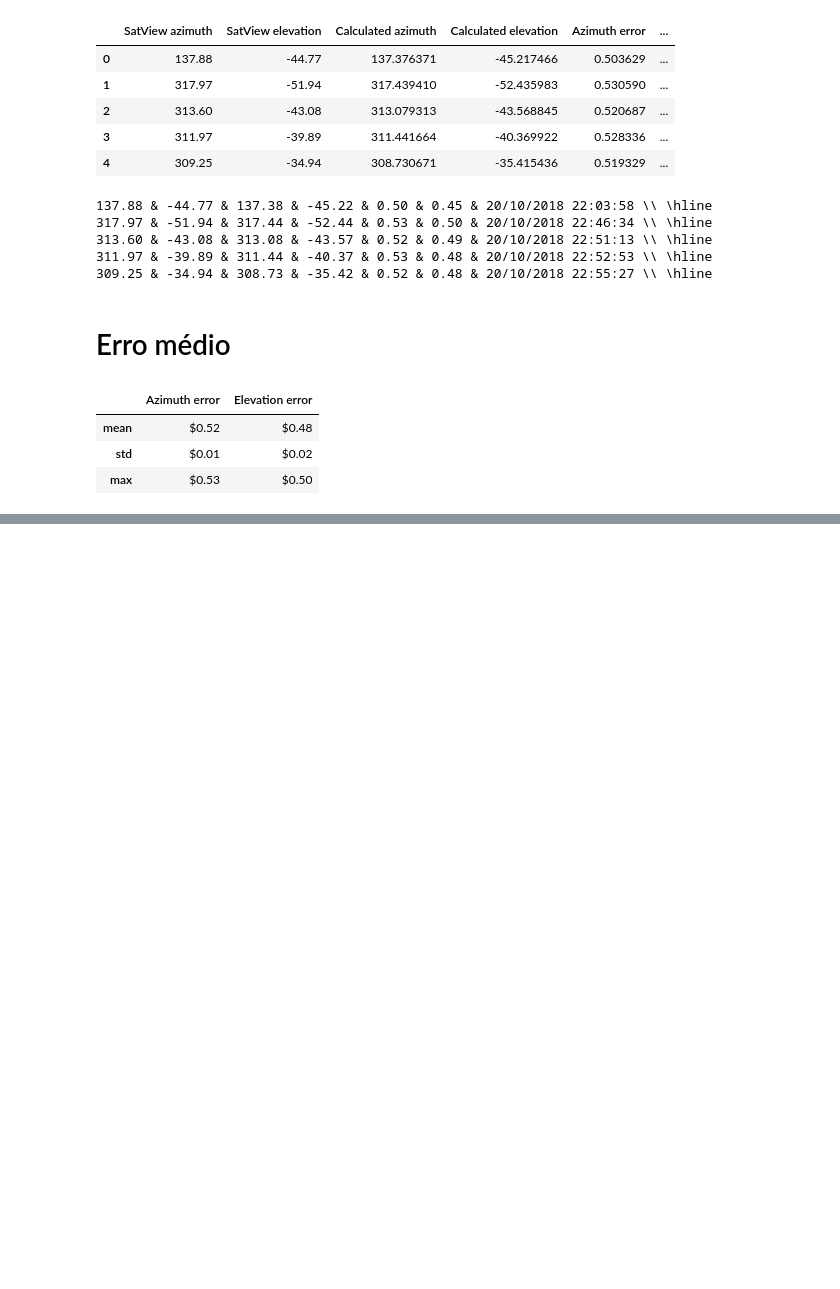
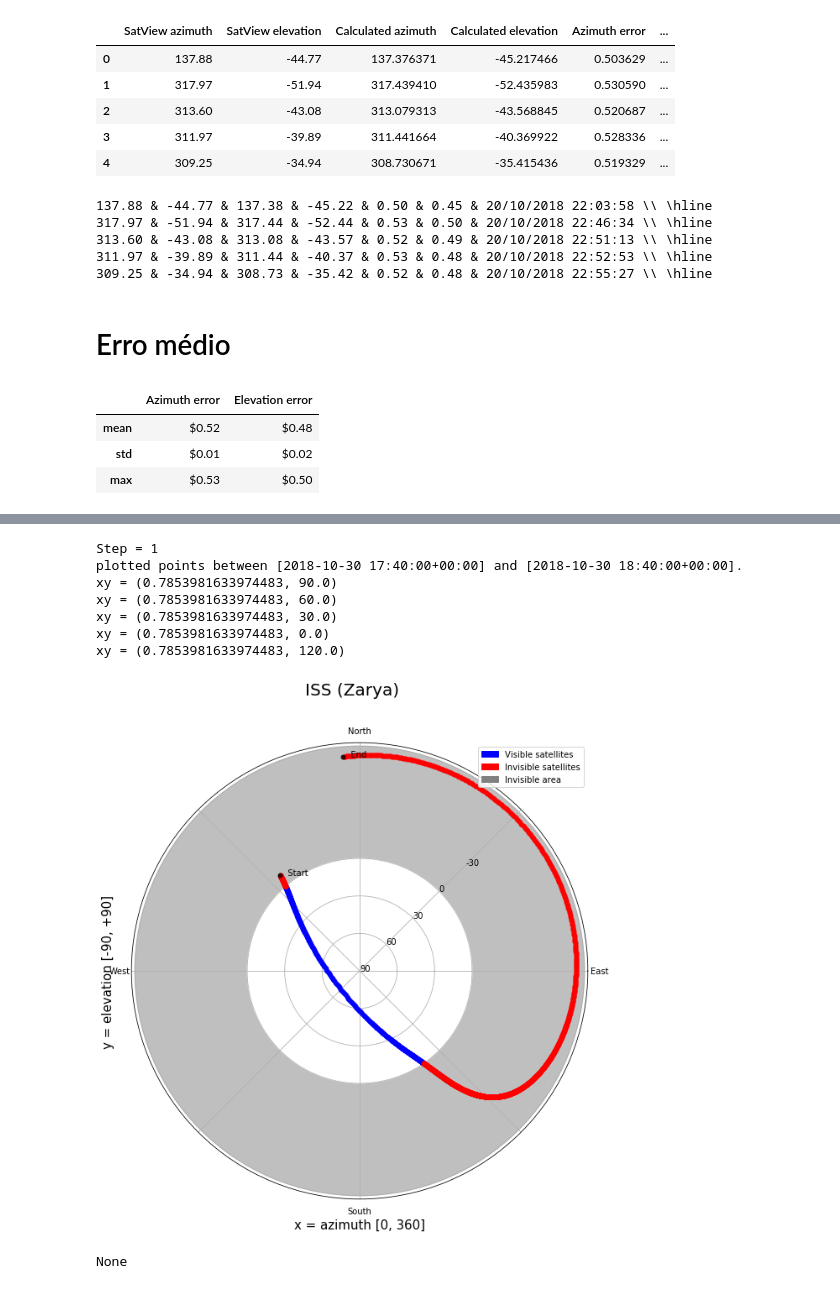
Before and after one commit to PI2-sunflower/satellite-tracker, a Jupyter notebook: notebooks/tracker_module_tests.ipynb, the cells around one changed output, grey strips where cells are left out. Drawn from its saved outputs; the diff is of its cells as text; code cells hidden in the pictures; blank space fills up the shorter version.

Commit message:
Correcting propagate bug, more plot examples

```diff
--- a/notebooks/tracker_module_tests.ipynb
+++ b/notebooks/tracker_module_tests.ipynb
@@ -186 +185,27 @@ xy = (0.7853981633974483, 120.0)
 None
+# %%
+from datetime import timedelta
+
+start = datetime(year=2018,
+                 month=10,
+                 day=30,
+                 hour=14,
+                 minute=40,
+                 second=0,
+                 tzinfo=timezone.utc)
+start += timedelta(hours=3)
+
+end = start + timedelta(seconds=3600)
+df = plotter.see_satellite(iss, OBS_LAT, OBS_LON, OBS_ALT, start=start, end=end, count=10000, annotate=False, title='ISS (Zarya)')
+plt.show()
+display(df)
+# %% [output]
+Step = 1
+plotted points between [2018-10-30 17:40:00+00:00] and [2018-10-30 18:40:00+00:00].
+xy = (0.7853981633974483, 90.0)
+xy = (0.7853981633974483, 60.0)
+xy = (0.7853981633974483, 30.0)
+xy = (0.7853981633974483, 0.0)
+xy = (0.7853981633974483, 120.0)
+[figure, added]
+None
```
Also changed, not shown: parts of 4 cells of this notebook, 3 other files.
